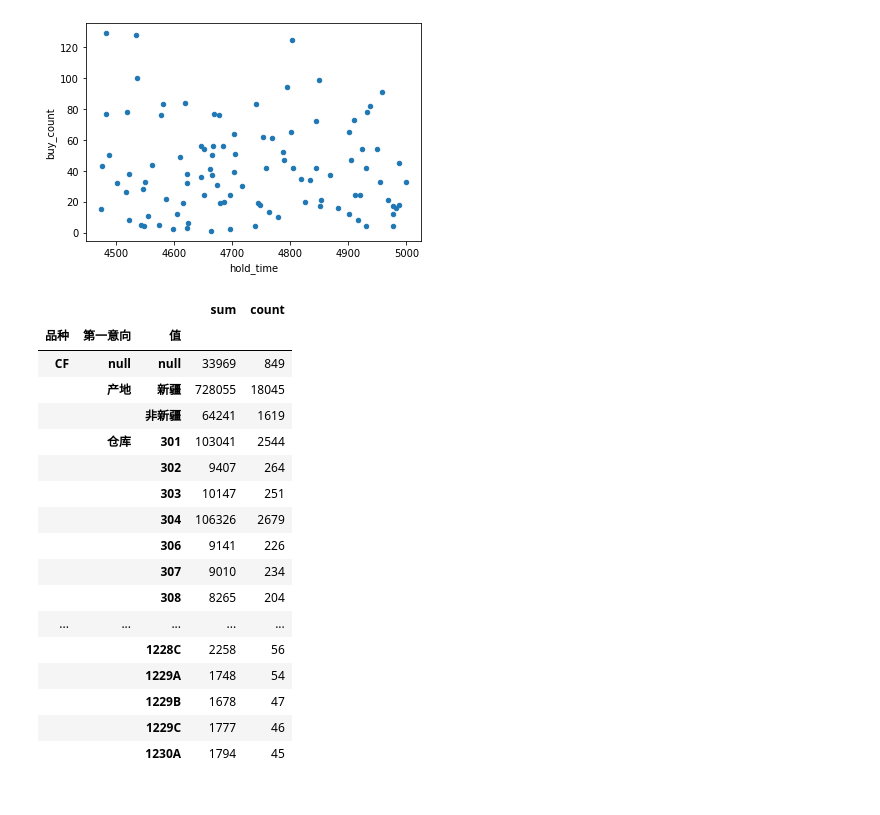
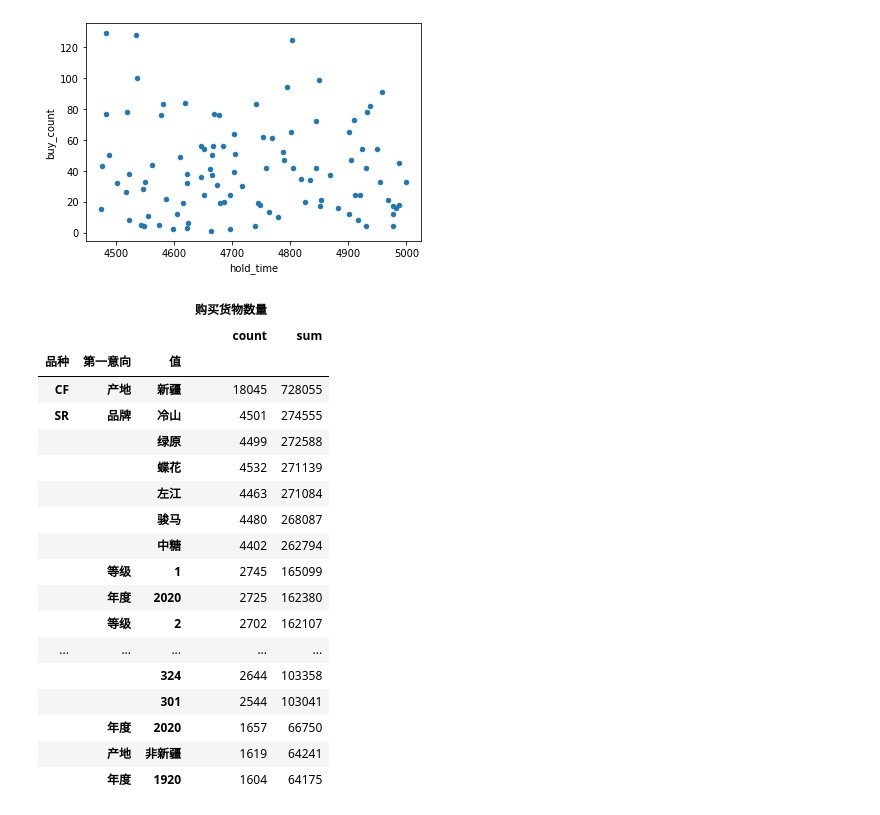
Before and after one commit to chierqj/GoodsMatch, a Jupyter notebook: resource/main.ipynb, the cells around one changed output. Saved outputs shown, nothing was run; the diff lists cells and outputs as text; code cells hidden in the pictures.

```diff
--- a/resource/main.ipynb
+++ b/resource/main.ipynb
@@ -96,29 +120,31 @@ for it in df_buyer_gr:
 <Figure size 7200x7200 with 0 Axes>
 [figure]
 # %%
-df_buyer_gr = df_buyer.groupby(["品种", "第一意向", "值"]).agg({'购买货物数量': {'sum', 'count'}})
-df_buyer_gr.columns.get_level_values(1)
-df_buyer_gr.columns = df_buyer_gr.columns.droplevel(0)
-df_buyer_gr.head(50)
+df_buyer_gr = df_buyer.groupby(["品种", "第一意向", "值"]).agg({
+    '购买货物数量': {'sum', 'count'}})
+# df_buyer_gr.columns.get_level_values(1)
+df_buyer_gr.sort_values(by=("购买货物数量", "sum"), ascending=False, inplace=True)
+df_buyer_gr.head(20)
 # %% [output]
-|  |  |  | sum | count |
+|  |  |  | 购买货物数量 |  |
+|  |  |  | count | sum |
 | 品种 | 第一意向 | 值 |  |  |
-| CF | null | null | 33969 | 849 |
-|  | 产地 | 新疆 | 728055 | 18045 |
-|  |  | 非新疆 | 64241 | 1619 |
-|  | 仓库 | 301 | 103041 | 2544 |
-|  |  | 302 | 9407 | 264 |
-|  |  | 303 | 10147 | 251 |
-|  |  | 304 | 106326 | 2679 |
-|  |  | 306 | 9141 | 226 |
-|  |  | 307 | 9010 | 234 |
-|  |  | 308 | 8265 | 204 |
+| CF | 产地 | 新疆 | 18045 | 728055 |
+| SR | 品牌 | 冷山 | 4501 | 274555 |
+|  |  | 绿原 | 4499 | 272588 |
+|  |  | 蝶花 | 4532 | 271139 |
+|  |  | 左江 | 4463 | 271084 |
+|  |  | 骏马 | 4480 | 268087 |
+|  |  | 中糖 | 4402 | 262794 |
+|  | 等级 | 1 | 2745 | 165099 |
+|  | 年度 | 2020 | 2725 | 162380 |
+|  | 等级 | 2 | 2702 | 162107 |
 | ... | ... | ... | ... | ... |
-|  |  | 1228C | 2258 | 56 |
-|  |  | 1229A | 1748 | 54 |
-|  |  | 1229B | 1678 | 47 |
-|  |  | 1229C | 1777 | 46 |
-|  |  | 1230A | 1794 | 45 |
+|  |  | 324 | 2644 | 103358 |
+|  |  | 301 | 2544 | 103041 |
+|  | 年度 | 2020 | 1657 | 66750 |
+|  | 产地 | 非新疆 | 1619 | 64241 |
+|  | 年度 | 1920 | 1604 | 64175 |
 # %%
 # df_seller_gr = df_seller.groupby(["货物编号"]).agg({'货物数量（张）': {'sum', 'count', 'max', 'min'}})
 df_seller_gr = df_seller.groupby(["货物编号"]).count()
```
Also changed, not shown: parts of 10 cells of this notebook, 15 other files.
